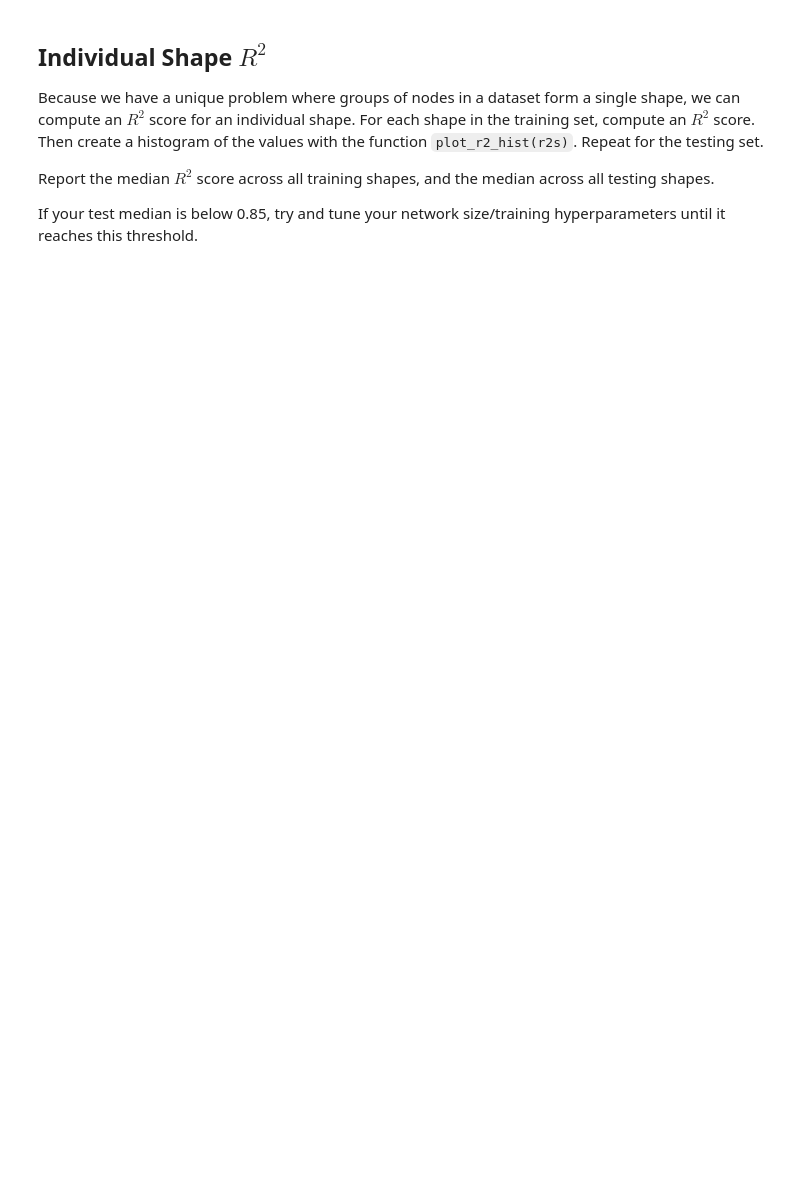
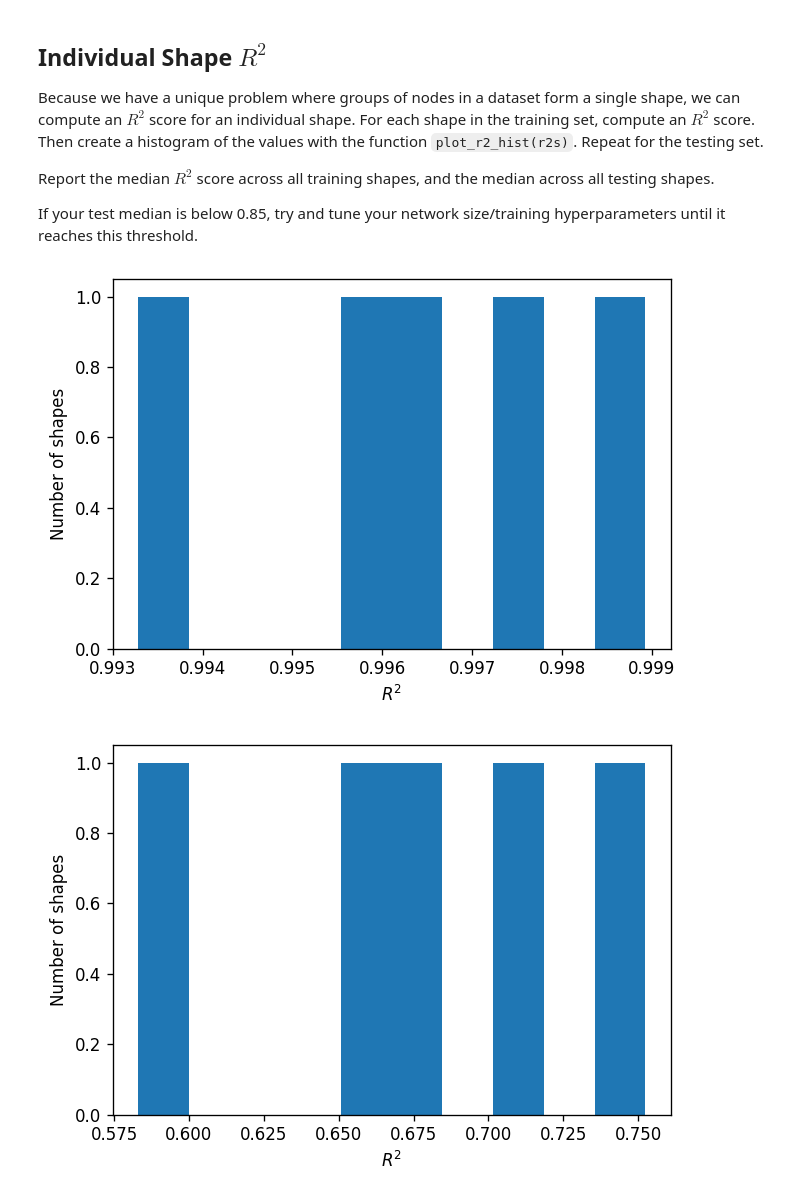
Before and after one commit to judson35/AI-ML, a Jupyter notebook: HW9/M9-HW1.ipynb, the cells around one changed output. Saved outputs shown, nothing was run; the diff lists cells and outputs as text; code cells hidden in the pictures; blank space fills up the shorter version.

```diff
--- a/HW9/M9-HW1.ipynb
+++ b/HW9/M9-HW1.ipynb
@@ -154,0 +251,19 @@ If your test median is below 0.85, try and tune your network size/training hyper
+# %%
+r2s_train = []
+for i in range(5):
+    x, y = get_shape(dataset_train, i)
+    y_pred = model(x)
+    r2s_train.append(r2_score(y.detach().numpy(), y_pred.detach().numpy()))
+
+plot_r2_distribution(r2s_train)
+
+r2s_test = []
+for i in range(5):
+    x, y = get_shape(dataset_test, i)
+    y_pred = model(x)
+    r2s_test.append(r2_score(y.detach().numpy(), y_pred.detach().numpy()))
+
+plot_r2_distribution(r2s_test)
+# %% [output]
+[figure, added]
+[figure, added]
```
Also changed, not shown: parts of 12 cells of this notebook.
